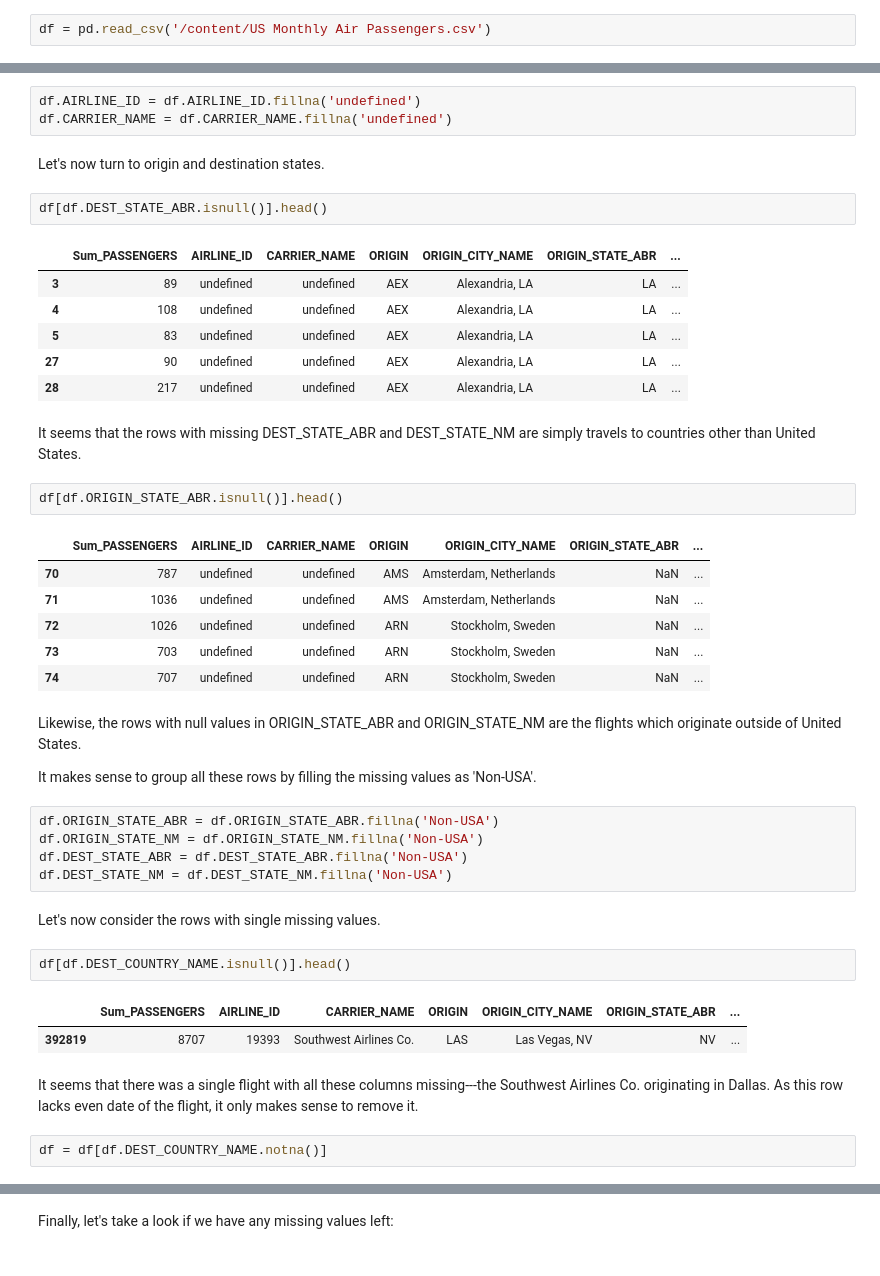
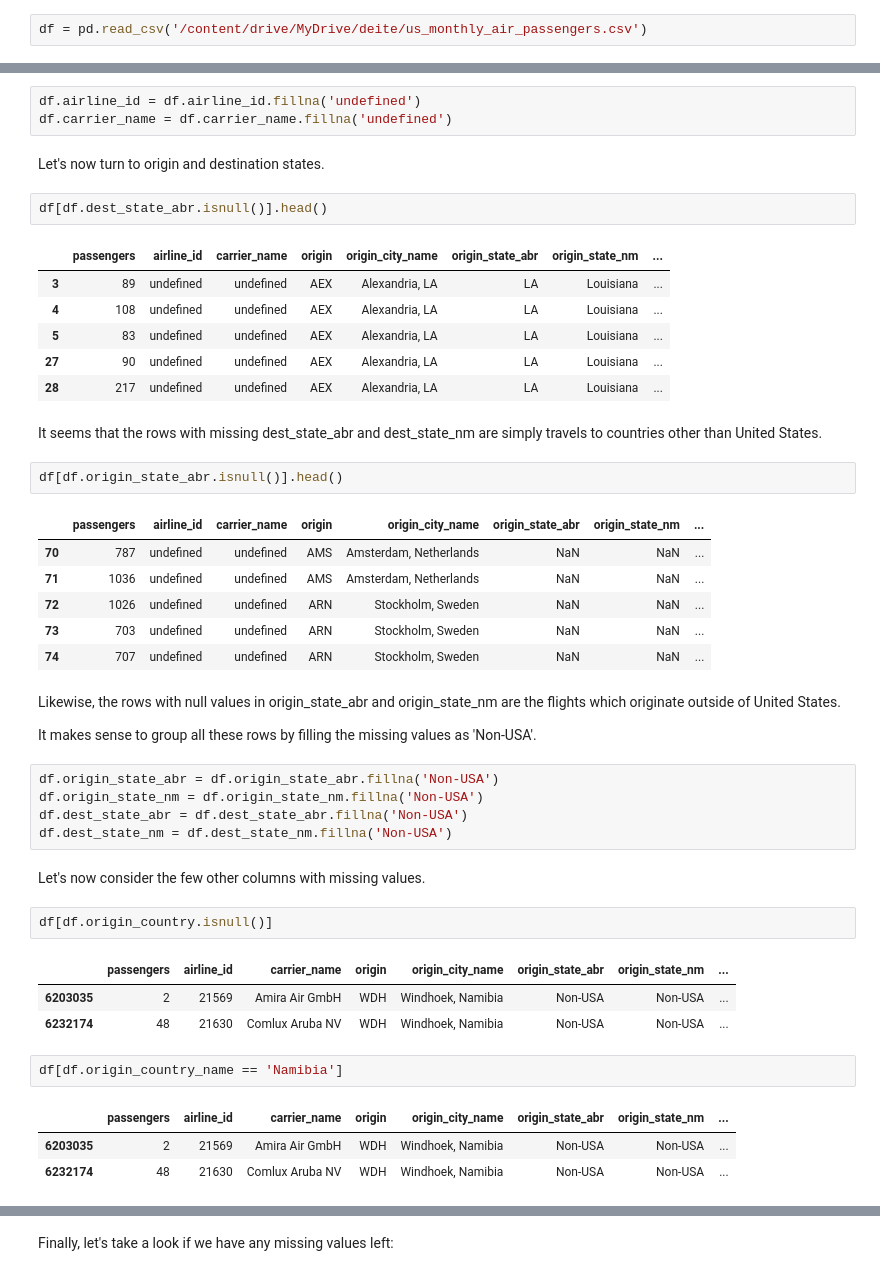
Before and after one commit to kleczekr/tolkenizer, a Jupyter notebook: cleaning_data_air_travel.ipynb, the cells around one changed output, grey strips where cells are left out. Saved outputs shown, nothing was run; the diff lists cells and outputs as text.

```diff
--- a/cleaning_data_air_travel.ipynb
+++ b/cleaning_data_air_travel.ipynb
@@ -8,5 +13,5 @@ import pandas as pd
 # %%
-df = pd.read_csv('/content/US Monthly Air Passengers.csv')
+df = pd.read_csv('/content/drive/MyDrive/deite/us_monthly_air_passengers.csv')
 # %%
 df.shape
 # %% [output]
@@ -70,48 +76,51 @@ df[df.AIRLINE_ID.isnull()].tail()
 # %% [markdown]
 I can't see a detectable pattern in the rows which lack the AIRLINE_ID and CARRIER_NAME. Still, since these columns are not the most important, I am not going to delete these rows---I will rather fill the null values there with the string 'undefined'.
 # %%
-df.AIRLINE_ID = df.AIRLINE_ID.fillna('undefined')
-df.CARRIER_NAME = df.CARRIER_NAME.fillna('undefined')
+df.airline_id = df.airline_id.fillna('undefined')
+df.carrier_name = df.carrier_name.fillna('undefined')
 # %% [markdown]
 Let's now turn to origin and destination states.
 # %%
-df[df.DEST_STATE_ABR.isnull()].head()
+df[df.dest_state_abr.isnull()].head()
 # %% [output]
-|  | Sum_PASSENGERS | AIRLINE_ID | CARRIER_NAME | ORIGIN | ORIGIN_CITY_NAME | ORIGIN_STATE_ABR | ... |
-| 3 | 89 | undefined | undefined | AEX | Alexandria, LA | LA | ... |
-| 4 | 108 | undefined | undefined | AEX | Alexandria, LA | LA | ... |
-| 5 | 83 | undefined | undefined | AEX | Alexandria, LA | LA | ... |
-| 27 | 90 | undefined | undefined | AEX | Alexandria, LA | LA | ... |
-| 28 | 217 | undefined | undefined | AEX | Alexandria, LA | LA | ... |
+|  | passengers | airline_id | carrier_name | origin | origin_city_name | origin_state_abr | origin_state_nm | ... |
+| 3 | 89 | undefined | undefined | AEX | Alexandria, LA | LA | Louisiana | ... |
+| 4 | 108 | undefined | undefined | AEX | Alexandria, LA | LA | Louisiana | ... |
+| 5 | 83 | undefined | undefined | AEX | Alexandria, LA | LA | Louisiana | ... |
+| 27 | 90 | undefined | undefined | AEX | Alexandria, LA | LA | Louisiana | ... |
+| 28 | 217 | undefined | undefined | AEX | Alexandria, LA | LA | Louisiana | ... |
 # %% [markdown]
-It seems that the rows with missing DEST_STATE_ABR and DEST_STATE_NM are simply travels to countries other than United States.
+It seems that the rows with missing dest_state_abr and dest_state_nm are simply travels to countries other than United States.
 # %%
-df[df.ORIGIN_STATE_ABR.isnull()].head()
+df[df.origin_state_abr.isnull()].head()
 # %% [output]
-|  | Sum_PASSENGERS | AIRLINE_ID | CARRIER_NAME | ORIGIN | ORIGIN_CITY_NAME | ORIGIN_STATE_ABR | ... |
-| 70 | 787 | undefined | undefined | AMS | Amsterdam, Netherlands | NaN | ... |
-| 71 | 1036 | undefined | undefined | AMS | Amsterdam, Netherlands | NaN | ... |
-| 72 | 1026 | undefined | undefined | ARN | Stockholm, Sweden | NaN | ... |
-| 73 | 703 | undefined | undefined | ARN | Stockholm, Sweden | NaN | ... |
-| 74 | 707 | undefined | undefined | ARN | Stockholm, Sweden | NaN | ... |
+|  | passengers | airline_id | carrier_name | origin | origin_city_name | origin_state_abr | origin_state_nm | ... |
+| 70 | 787 | undefined | undefined | AMS | Amsterdam, Netherlands | NaN | NaN | ... |
+| 71 | 1036 | undefined | undefined | AMS | Amsterdam, Netherlands | NaN | NaN | ... |
+| 72 | 1026 | undefined | undefined | ARN | Stockholm, Sweden | NaN | NaN | ... |
+| 73 | 703 | undefined | undefined | ARN | Stockholm, Sweden | NaN | NaN | ... |
+| 74 | 707 | undefined | undefined | ARN | Stockholm, Sweden | NaN | NaN | ... |
 # %% [markdown]
-Likewise, the rows with null values in ORIGIN_STATE_ABR and ORIGIN_STATE_NM are the flights which originate outside of United States.
+Likewise, the rows with null values in origin_state_abr and origin_state_nm are the flights which originate outside of United States.
 
 It makes sense to group all these rows by filling the missing values as 'Non-USA'.
 # %%
-df.ORIGIN_STATE_ABR = df.ORIGIN_STATE_ABR.fillna('Non-USA')
-df.ORIGIN_STATE_NM = df.ORIGIN_STATE_NM.fillna('Non-USA')
-df.DEST_STATE_ABR = df.DEST_STATE_ABR.fillna('Non-USA')
-df.DEST_STATE_NM = df.DEST_STATE_NM.fillna('Non-USA')
+df.origin_state_abr = df.origin_state_abr.fillna('Non-USA')
+df.origin_state_nm = df.origin_state_nm.fillna('Non-USA')
+df.dest_state_abr = df.dest_state_abr.fillna('Non-USA')
+df.dest_state_nm = df.dest_state_nm.fillna('Non-USA')
 # %% [markdown]
 
-Let's now consider the rows with single missing values.
+Let's now consider the few other columns with missing values.
 # %%
-df[df.DEST_COUNTRY_NAME.isnull()].head()
+df[df.origin_country.isnull()]
 # %% [output]
-|  | Sum_PASSENGERS | AIRLINE_ID | CARRIER_NAME | ORIGIN | ORIGIN_CITY_NAME | ORIGIN_STATE_ABR | ... |
-| 392819 | 8707 | 19393 | Southwest Airlines Co. | LAS | Las Vegas, NV | NV | ... |
+|  | passengers | airline_id | carrier_name | origin | origin_city_name | origin_state_abr | origin_state_nm | ... |
+| 6203035 | 2 | 21569 | Amira Air GmbH | WDH | Windhoek, Namibia | Non-USA | Non-USA | ... |
+| 6232174 | 48 | 21630 | Comlux Aruba NV | WDH | Windhoek, Namibia | Non-USA | Non-USA | ... |
-# %% [markdown]
-It seems that there was a single flight with all these columns missing---the Southwest Airlines Co. originating in Dallas. As this row lacks even date of the flight, it only makes sense to remove it.
-# %%
-df = df[df.DEST_COUNTRY_NAME.notna()]
+# %%
+df[df.origin_country_name == 'Namibia']
+# %% [output]
+|  | passengers | airline_id | carrier_name | origin | origin_city_name | origin_state_abr | origin_state_nm | ... |
+| 6203035 | 2 | 21569 | Amira Air GmbH | WDH | Windhoek, Namibia | Non-USA | Non-USA | ... |
+| 6232174 | 48 | 21630 | Comlux Aruba NV | WDH | Windhoek, Namibia | Non-USA | Non-USA | ... |
```
Also changed, not shown: parts of 17 cells of this notebook.
